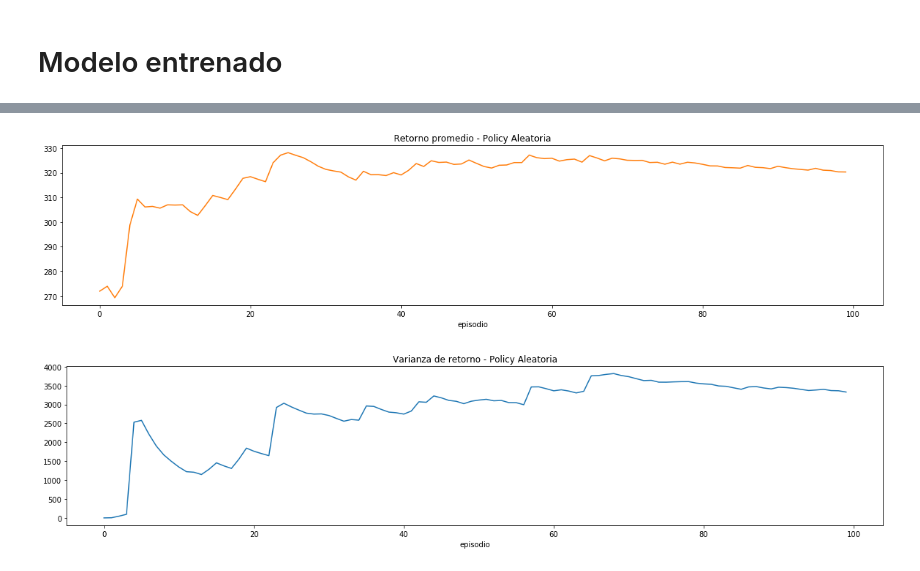
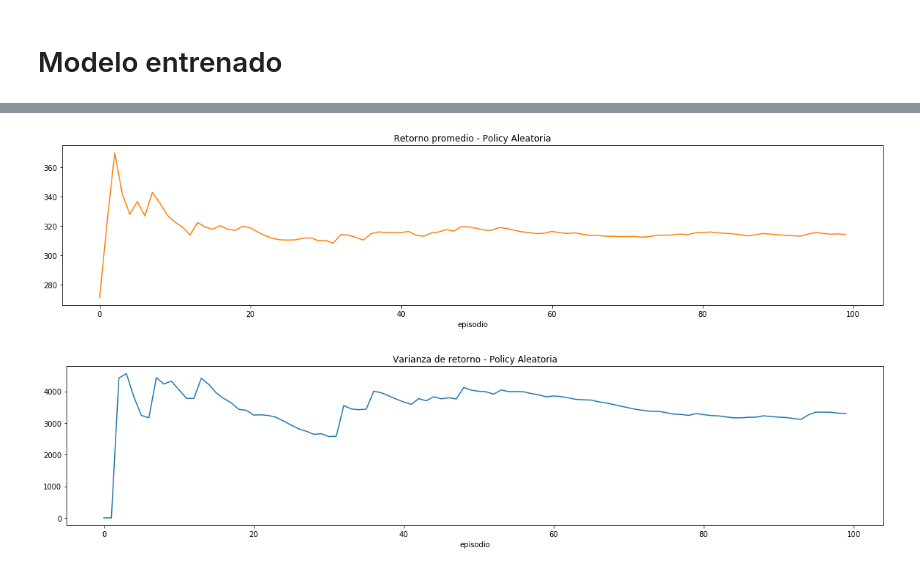
Before and after one commit to deeplearning-itba/REINFORCE-Algorithm, a Jupyter notebook: 01_Monte_Carlo_colab.ipynb, the cells around one changed output, grey strips where cells are left out. Saved outputs shown, nothing was run; the diff lists cells and outputs as text; code cells hidden in the pictures.

```diff
--- a/01_Monte_Carlo_colab.ipynb
+++ b/01_Monte_Carlo_colab.ipynb
@@ -278,16 +424,15 @@ _ = plt.hist(returns_trained, 50)
 # %%
-N=500
 plt.figure(figsize=(20,4))
 # plt.scatter(range(len(returns_trained[:N])), returns_trained[:N], c='C0')
-plt.plot(estimated_V_trained[:N], c='C1')
+plt.plot(run_mean_trained_explore, c='C1')
 plt.title('Retorno promedio - Policy Aleatoria')
 plt.xlabel('episodio')
 plt.show()
 plt.figure(figsize=(20,4))
-plt.plot(variance_V_trained[:N])
+plt.plot(run_var_trained_explore)
 plt.title('Varianza de retorno - Policy Aleatoria')
 plt.xlabel('episodio')
 plt.show()
 # %% [output]
-[figure, old version]
+[figure, new version]
-[figure, old version]
+[figure, new version]
```
Also changed, not shown: parts of 37 cells of this notebook.
